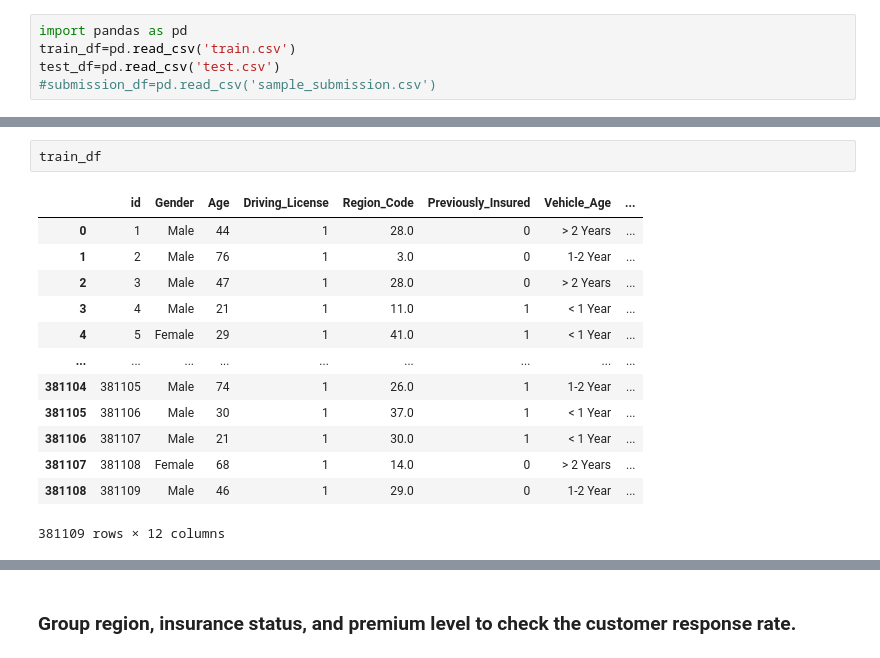
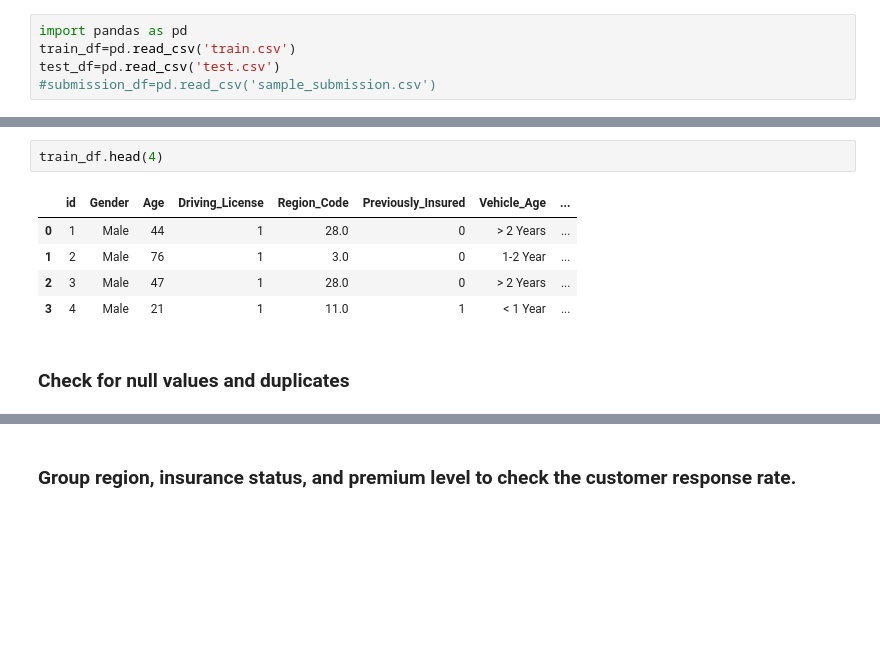
Before and after one commit to samkemboi12/Insurance-Cross-Sell-Prediction, a Jupyter notebook: Untitled.ipynb, the cells around one changed output, grey strips where cells are left out. Cells and saved outputs as stored; diff of their text form; blank space fills up the shorter version.

```diff
--- a/Untitled.ipynb
+++ b/Untitled.ipynb
@@ -33,16 +26,10 @@ Index(['id', 'Gender', 'Age', 'Driving_License', 'Region_Code',
 # %%
-train_df
+train_df.head(4)
 # %% [output]
 |  | id | Gender | Age | Driving_License | Region_Code | Previously_Insured | Vehicle_Age | ... |
 | 0 | 1 | Male | 44 | 1 | 28.0 | 0 | > 2 Years | ... |
 | 1 | 2 | Male | 76 | 1 | 3.0 | 0 | 1-2 Year | ... |
 | 2 | 3 | Male | 47 | 1 | 28.0 | 0 | > 2 Years | ... |
 | 3 | 4 | Male | 21 | 1 | 11.0 | 1 | < 1 Year | ... |
-| 4 | 5 | Female | 29 | 1 | 41.0 | 1 | < 1 Year | ... |
-| ... | ... | ... | ... | ... | ... | ... | ... | ... |
-| 381104 | 381105 | Male | 74 | 1 | 26.0 | 1 | 1-2 Year | ... |
-| 381105 | 381106 | Male | 30 | 1 | 37.0 | 1 | < 1 Year | ... |
-| 381106 | 381107 | Male | 21 | 1 | 30.0 | 1 | < 1 Year | ... |
-| 381107 | 381108 | Female | 68 | 1 | 14.0 | 0 | > 2 Years | ... |
-| 381108 | 381109 | Male | 46 | 1 | 29.0 | 0 | 1-2 Year | ... |
-381109 rows × 12 columns
+# %% [markdown]
+### Check for null values and duplicates
```
Also changed, not shown: parts of 47 cells of this notebook.
